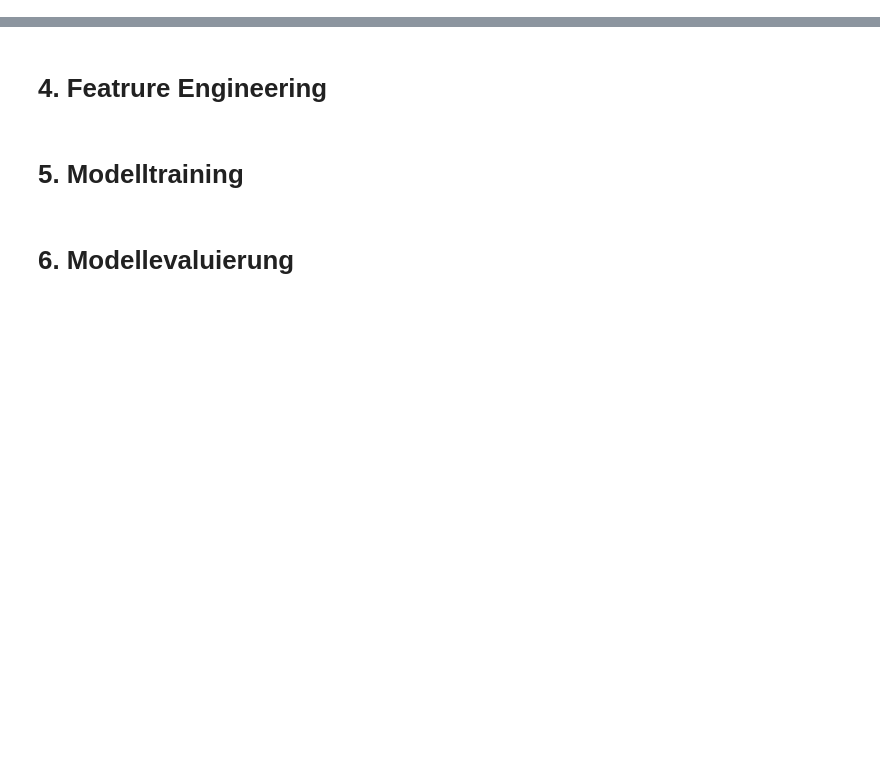
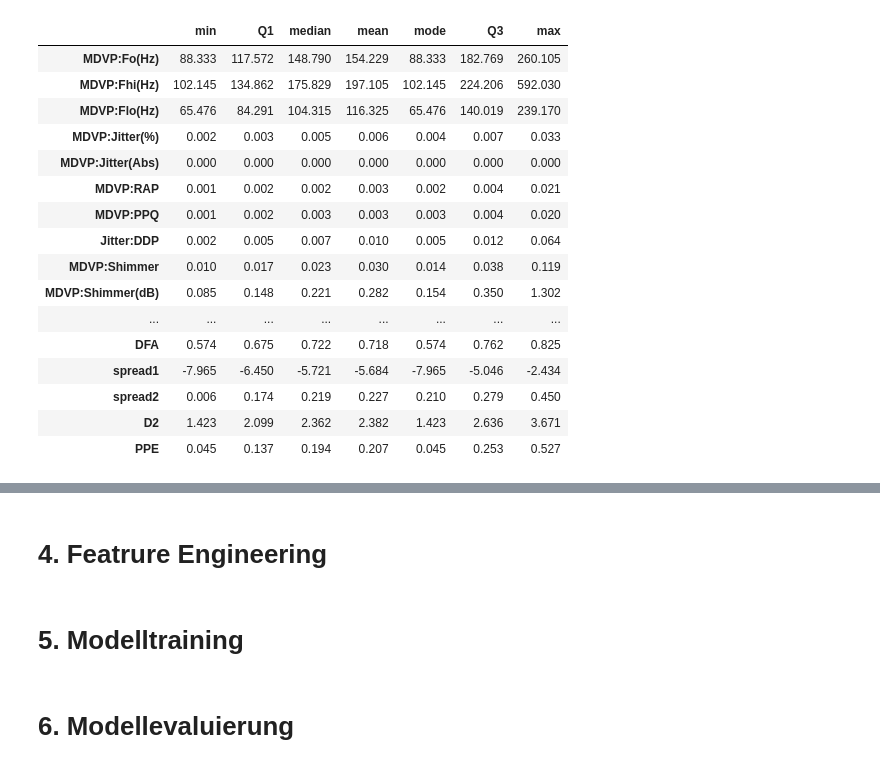
Before and after one commit to annikavanrooijen/Parkinson-Detection, a Jupyter notebook: Semesterprojekt.ipynb, the cells around one changed output, grey strips where cells are left out. Drawn from its saved outputs; the diff is of its cells as text; code cells hidden in the pictures; blank space fills up the shorter version.

```diff
--- a/Semesterprojekt.ipynb
+++ b/Semesterprojekt.ipynb
@@ -209,0 +172,15 @@ df_1.head()
+# %%
+# subject number aus name-Spalte extrahieren
+
+df['subject_number'] = (
+    df['record_id']
+    .str.extract(r'_S(\d+)_')
+    .astype(int)
+)
+# %%
+# Nummer der Aufnahme extrahieren
+df['record_number'] = (
+    df['record_id']
+    .str.extract(r'_(\d+)$')
+    .astype(int)
+)
@@ -209,0 +264,33 @@ df_1.head()
+# %%
+# einen stats-DataFrame erstellen, um eine leichter Visualisierung zu erreichen werden die daten auf die
+feature_df = df[feature_cols]
+
+stats = pd.DataFrame({
+    'min': feature_df.min(),
+    'Q1': feature_df.quantile(0.25),
+    'median': feature_df.median(),
+    'mean': feature_df.mean(),
+    'mode' : feature_df.mode().iloc[0],
+    'Q3': feature_df.quantile(0.75),
+    'max': feature_df.max()
+})
+
+stats.round(3)
+# %% [output]
+|  | min | Q1 | median | mean | mode | Q3 | max |
+| MDVP:Fo(Hz) | 88.333 | 117.572 | 148.790 | 154.229 | 88.333 | 182.769 | 260.105 |
+| MDVP:Fhi(Hz) | 102.145 | 134.862 | 175.829 | 197.105 | 102.145 | 224.206 | 592.030 |
+| MDVP:Flo(Hz) | 65.476 | 84.291 | 104.315 | 116.325 | 65.476 | 140.019 | 239.170 |
+| MDVP:Jitter(%) | 0.002 | 0.003 | 0.005 | 0.006 | 0.004 | 0.007 | 0.033 |
+| MDVP:Jitter(Abs) | 0.000 | 0.000 | 0.000 | 0.000 | 0.000 | 0.000 | 0.000 |
+| MDVP:RAP | 0.001 | 0.002 | 0.002 | 0.003 | 0.002 | 0.004 | 0.021 |
+| MDVP:PPQ | 0.001 | 0.002 | 0.003 | 0.003 | 0.003 | 0.004 | 0.020 |
+| Jitter:DDP | 0.002 | 0.005 | 0.007 | 0.010 | 0.005 | 0.012 | 0.064 |
+| MDVP:Shimmer | 0.010 | 0.017 | 0.023 | 0.030 | 0.014 | 0.038 | 0.119 |
+| MDVP:Shimmer(dB) | 0.085 | 0.148 | 0.221 | 0.282 | 0.154 | 0.350 | 1.302 |
+| ... | ... | ... | ... | ... | ... | ... | ... |
+| DFA | 0.574 | 0.675 | 0.722 | 0.718 | 0.574 | 0.762 | 0.825 |
+| spread1 | -7.965 | -6.450 | -5.721 | -5.684 | -7.965 | -5.046 | -2.434 |
+| spread2 | 0.006 | 0.174 | 0.219 | 0.227 | 0.210 | 0.279 | 0.450 |
+| D2 | 1.423 | 2.099 | 2.362 | 2.382 | 1.423 | 2.636 | 3.671 |
+| PPE | 0.045 | 0.137 | 0.194 | 0.207 | 0.045 | 0.253 | 0.527 |
```
Also changed, not shown: parts of 64 cells of this notebook.
